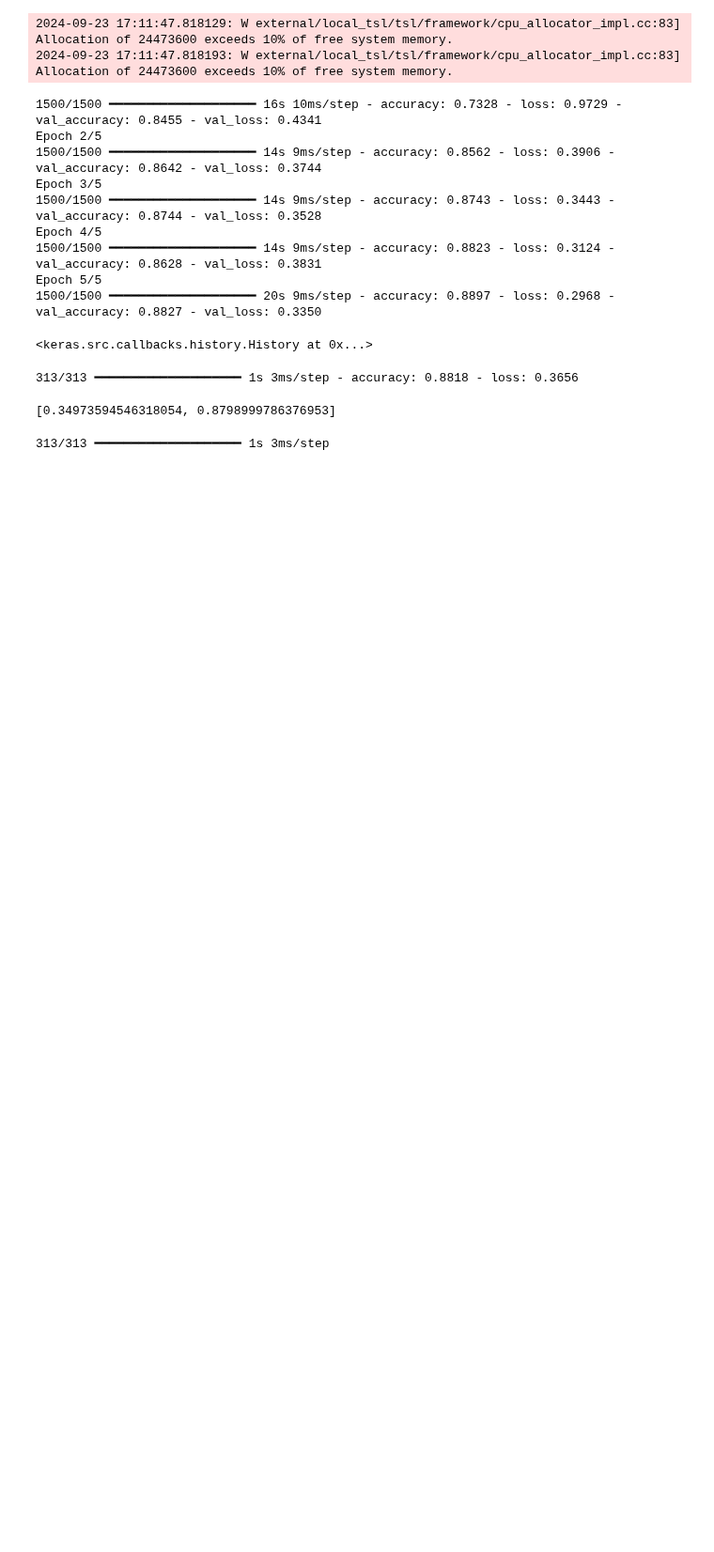
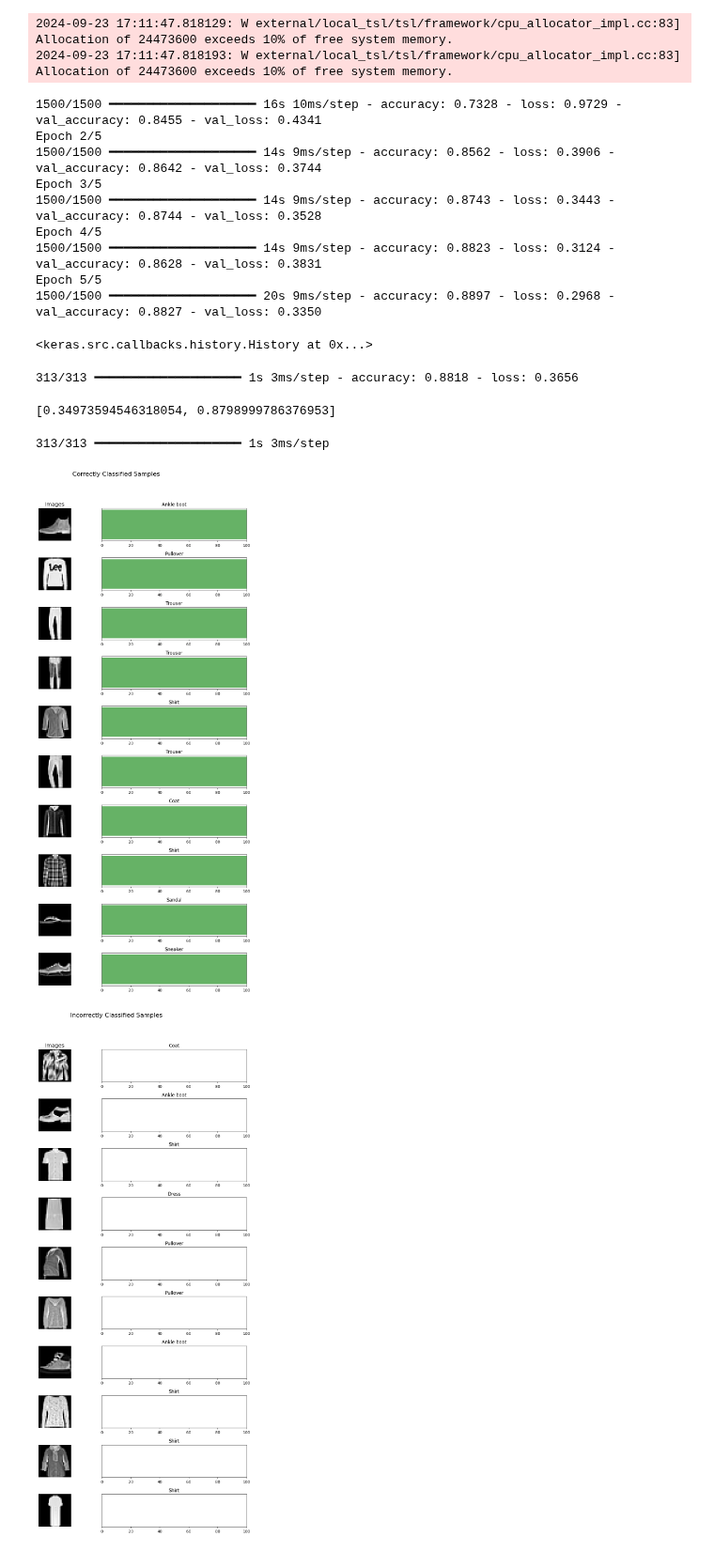
Before and after one commit to abhijeetlodh/Deep-Learning-Natural-Language-Processing, a Jupyter notebook: Image Classification on Fashion-MNIST with CNN.ipynb, the cells around one changed output. Shown at 94% size. Drawn from its saved outputs; the diff is of its cells as text; code cells hidden in the pictures; blank space fills up the shorter version.

Commit message:
visualization

```diff
--- a/Image Classification on Fashion-MNIST with CNN.ipynb
+++ b/Image Classification on Fashion-MNIST with CNN.ipynb
@@ -197,3 +197,51 @@ lenet_like_model.evaluate(test_images, test_labels)
 test_predictions = lenet_like_model.predict(test_images)
 # %% [output]
 313/313 ━━━━━━━━━━━━━━━━━━━━ 1s 3ms/step
+# %%
+import matplotlib.pyplot as plt
+import numpy as np
+
+# Assuming test_labels and test_predictions are available
+predicted_labels = np.argmax(test_predictions, axis=1)
+
+# Identify correctly and incorrectly classified samples
+correct_indices = np.where(test_labels == predicted_labels)[0]
+incorrect_indices = np.where(test_labels != predicted_labels)[0]
+
+# Function to visualize samples
+def visualize_samples(indices, title, label_map):
+    n_images = min(len(indices), 10)  # Limit to 10 images for display
+    fig, axes = plt.subplots(n_images, 2, figsize=(10, n_images * 2))  # Adjust figure size
+
+    # Title for the entire section
+    fig.suptitle(title, fontsize=16)
+
+    # Images section
+    axes[0, 0].set_title('Images', fontsize=14)
+    for i, idx in enumerate(indices[:n_images]):
+        axes[i, 0].imshow(test_images[idx], cmap='gray', extent=[0, 85, 0, 85])  # Set extent to 85x85
+        axes[i, 0].axis('off')
+
+    # Predictions section
+    axes[0, 1].set_title('Softmax Predictions', fontsize=14)
+    for i, idx in enumerate(indices[:n_images]):
+        true_label = test_labels[idx]
+        accuracy = 100 if true_label == predicted_labels[idx] else 0
+
+        # Horizontal bar for accuracy
+        axes[i, 1].barh(0, accuracy, color='green' if accuracy == 100 else 'red', alpha=0.6)
+        axes[i, 1].set_yticks([])
+        axes[i, 1].set_xlim(0, 100)
+        axes[i, 1].set_title(label_map[true_label])
+
+    plt.tight_layout(rect=[0, 0.03, 1, 0.95])
+    plt.show()
+
+# Visualize correctly classified samples
+visualize_samples(correct_indices, "Correctly Classified Samples", label_map)
+
+# Visualize incorrectly classified samples
+visualize_samples(incorrect_indices, "Incorrectly Classified Samples", label_map)
+# %% [output]
+[figure, added]
+[figure, added]
```
